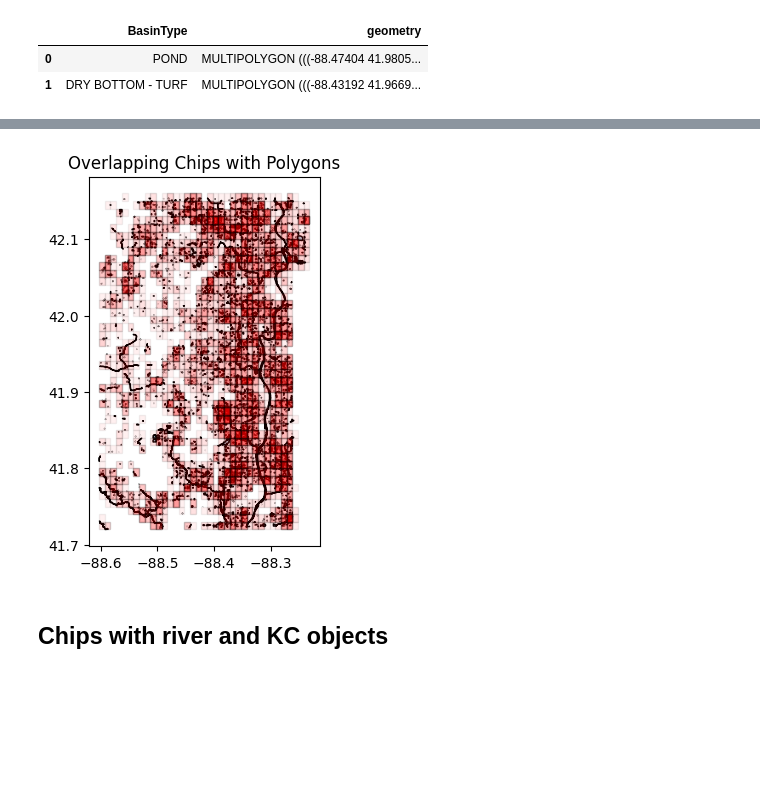
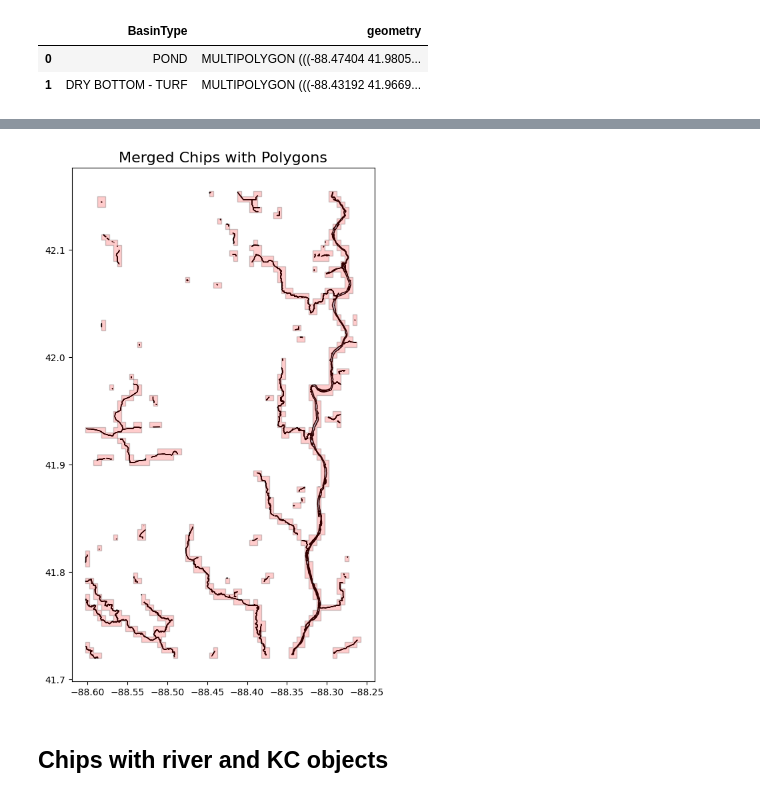
Before and after one commit to dsi-clinic/CMAP, a Jupyter notebook: data/river_processing.ipynb, the cells around one changed output, grey strips where cells are left out. Saved outputs shown, nothing was run; the diff lists cells and outputs as text; code cells hidden in the pictures; blank space fills up the shorter version.

```diff
--- a/data/river_processing.ipynb
+++ b/data/river_processing.ipynb
@@ -368,7 +367,7 @@ kc_gdf = kc_dataset.gdf
 combined_gdf = pd.concat([river_gdf, kc_gdf], ignore_index=True)
 
 # Step 3: Generate chips over the bounding box of your dataset
-chip_size = 0.01  # Adjust this size based on your needs
+chip_size = 0.005  # Adjust this size based on your needs
 minx, miny, maxx, maxy = combined_gdf.total_bounds
 
 chips = []
@@ -397,5 +396,9 @@ kc_chips = gpd.sjoin(chips_gdf, kc_gdf, how="inner", predicate="intersects")
 # Combine the chips containing rivers and kc objects into one GeoDataFrame
 combined_chips = pd.concat([river_chips, kc_chips], ignore_index=True).drop_duplicates()
 
-print(combined_chips)
+# Step 6: Merge overlapping chips into a single layer
+merged_chips = combined_chips.dissolve()
+
+# Now merged_chips contains a single layer of chips
+print(merged_chips)
 # %% [output]
@@ -426,13 +463,22 @@ combined_chips.head(3)
 # %%
 import matplotlib.pyplot as plt
 
-# plot the chips
-base = combined_gdf.plot(color='lightblue', edgecolor='black', alpha=1)
-combined_chips.plot(ax=base, color='red', edgecolor='black', alpha=0.06)
-plt.title("Overlapping Chips with Polygons")
+# Create a larger figure
+fig, ax = plt.subplots(figsize=(12, 10))  # Adjust width and height as needed
+
+# Plot the combined GeoDataFrame
+base = river_gdf.plot(ax=ax, color='lightblue', edgecolor='black', alpha=1)
+
+# Plot the merged chips with outlines
+merged_chips.plot(ax=base, color='red', edgecolor='black', alpha=0.2, linewidth=1)  # Adjust linewidth as needed
+
+# Set the title
+plt.title("Merged Chips with Polygons", fontsize=16)  # Updated title for clarity
+
+# Show the plot
 plt.show()
 # %% [output]
-[figure, old version]
+[figure, new version]
 # %% [markdown]
 ## Chips with river and KC objects
 # %%
```
Also changed, not shown: parts of 29 cells of this notebook, 9 other files.
